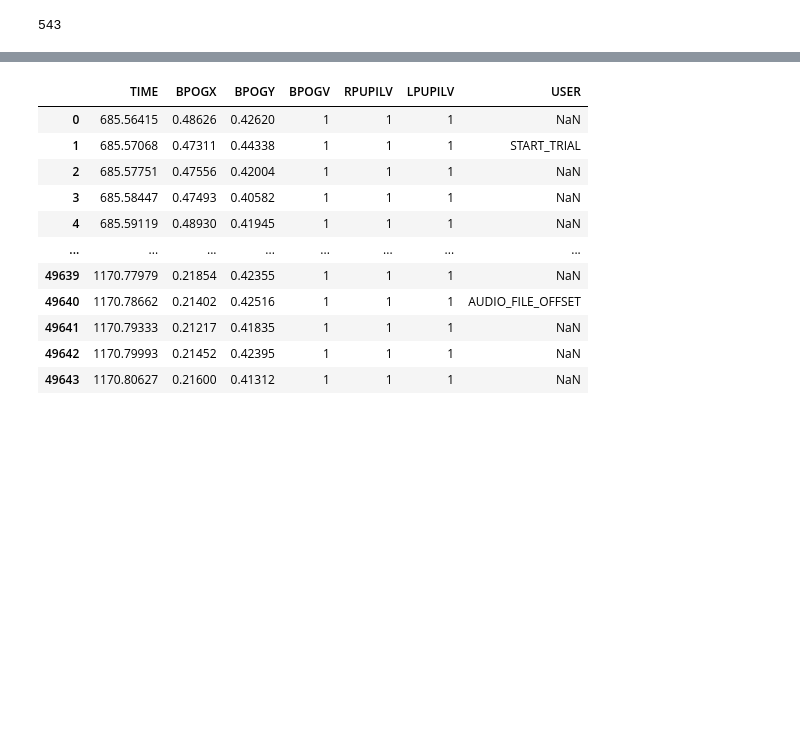
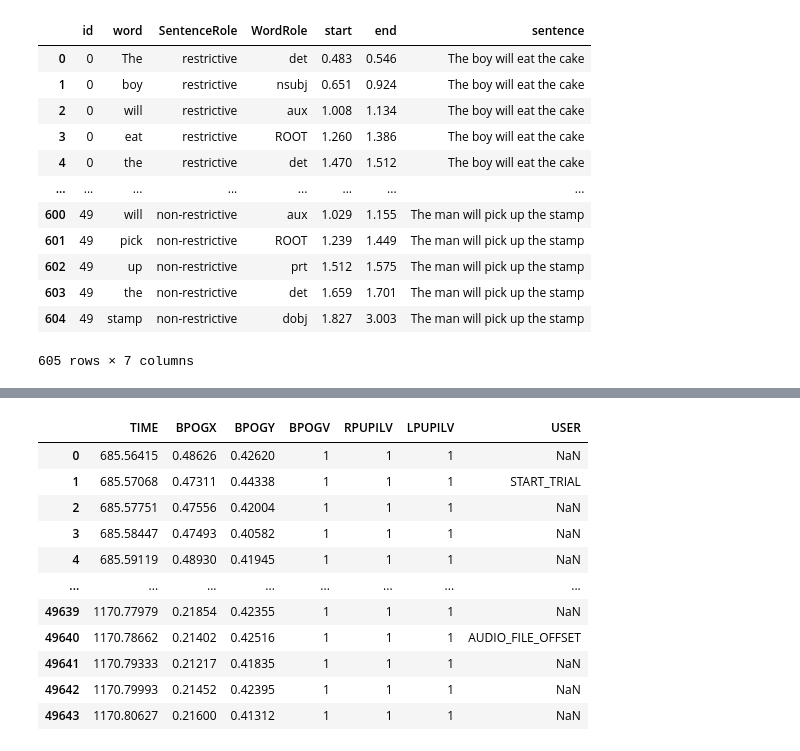
Before and after one commit to JonathanTheDuck/et26_VisualWorldParadigm, a Jupyter notebook: 02_analytics/human_predictions/human_pipeline.ipynb, the cells around one changed output, grey strips where cells are left out. Saved outputs shown, nothing was run; the diff lists cells and outputs as text; code cells hidden in the pictures; blank space fills up the shorter version.

```diff
--- a/02_analytics/human_predictions/human_pipeline.ipynb
+++ b/02_analytics/human_predictions/human_pipeline.ipynb
@@ -1,12 +1,29 @@
 # %%
 import pandas as pd
 #importing all relevant files :)
 path="../../01_experiment/recordings/21_06_26_lab/"
 part_df=pd.read_csv(path+"m.csv")
 gazeSamples_df=pd.read_table(path+"m.tsv")
 gazeSamples_df_reduced=gazeSamples_df[["TIME","BPOGX","BPOGY","BPOGV","USER"]]
+gazeSamples_df.columns
+
+annotationPath="../../01_experiment/stimuli/annotation_audiov1.csv"
+annotation_df=pd.read_csv(annotationPath)
+annotation_df
 # %% [output]
+|  | id | word | SentenceRole | WordRole | start | end | sentence |
+| 0 | 0 | The | restrictive | det | 0.483 | 0.546 | The boy will eat the cake |
+| 1 | 0 | boy | restrictive | nsubj | 0.651 | 0.924 | The boy will eat the cake |
+| 2 | 0 | will | restrictive | aux | 1.008 | 1.134 | The boy will eat the cake |
+| 3 | 0 | eat | restrictive | ROOT | 1.260 | 1.386 | The boy will eat the cake |
+| 4 | 0 | the | restrictive | det | 1.470 | 1.512 | The boy will eat the cake |
+| ... | ... | ... | ... | ... | ... | ... | ... |
+| 600 | 49 | will | non-restrictive | aux | 1.029 | 1.155 | The man will pick up the stamp |
+| 601 | 49 | pick | non-restrictive | ROOT | 1.239 | 1.449 | The man will pick up the stamp |
+| 602 | 49 | up | non-restrictive | prt | 1.512 | 1.575 | The man will pick up the stamp |
+| 603 | 49 | the | non-restrictive | det | 1.659 | 1.701 | The man will pick up the stamp |
+| 604 | 49 | stamp | non-restrictive | dobj | 1.827 | 3.003 | The man will pick up the stamp |
-543
+605 rows × 7 columns
 # %%
 part_df
 # %% [output]
```
Also changed, not shown: parts of 5 cells of this notebook.
